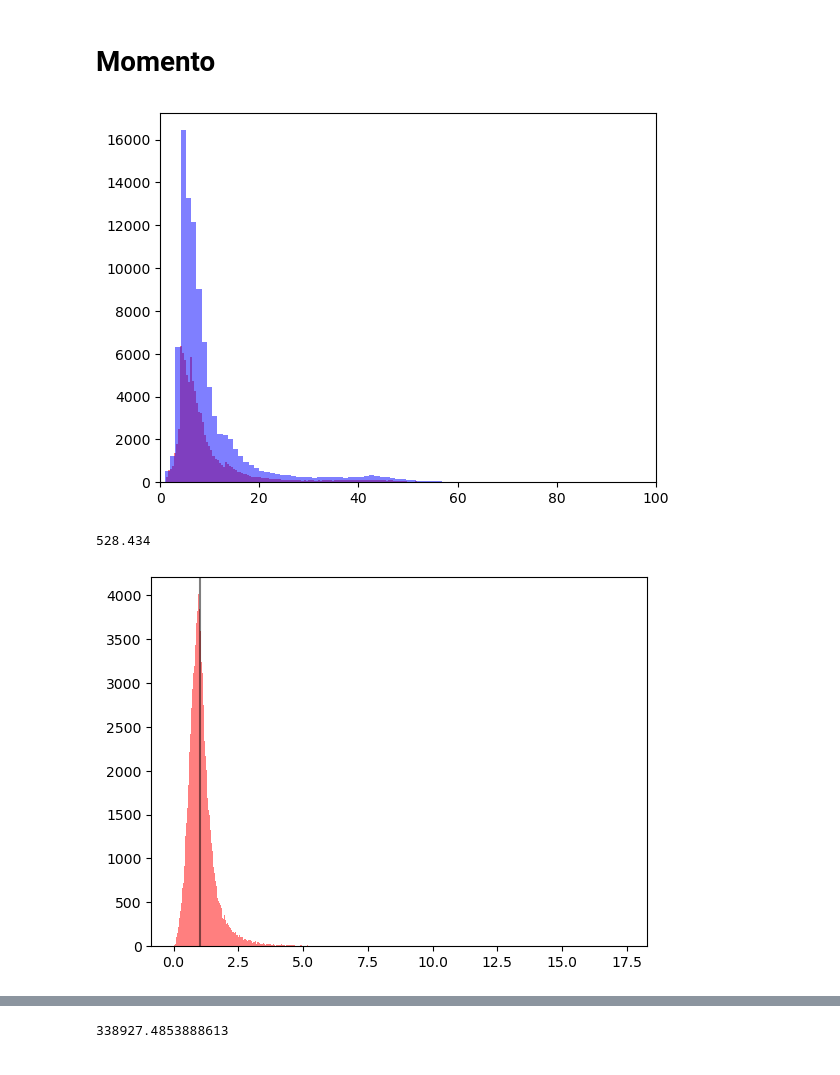
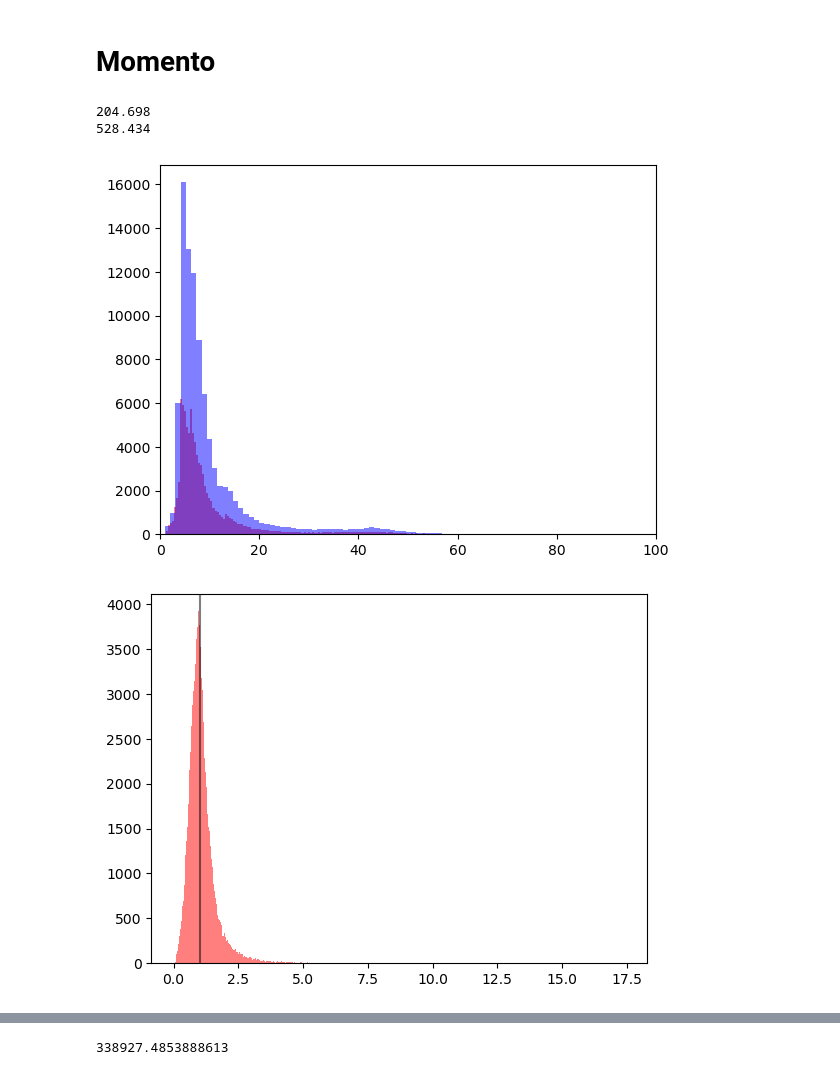
Before and after one commit to ProgramasParaFisicaDeParticulas/blindsampleanalysiswithcsv9-Art-999, a Jupyter notebook: Sample_desconocida.ipynb, the cells around one changed output, grey strips where cells are left out. Cells and saved outputs as stored; diff of their text form; code cells hidden in the pictures.

```diff
--- a/Sample_desconocida.ipynb
+++ b/Sample_desconocida.ipynb
@@ -78,0 +88,4 @@ plt.show()
+# %%
+mask_M = df['M'] < 120
+
+corte_MG = df[mask_mu & mask_M].copy()
@@ -78,0 +111,3 @@ plt.show()
+# %%
+mask_eta = (df['eta1'].abs() < 2.3) & (df['eta2'].abs() < 2.3)
+corte_MG_eta = df[mask_mu & mask_M & mask_eta].copy()
@@ -163,24 +328,26 @@ plt.show()
 # %% [markdown]
 # Momento
 # %%
-print(max(corte_G['pt2']))
-print(max(corte_G['pt2']))
+print(max(corte_MG_eta['pt1']))
+print(max(corte_MG_eta['pt2']))
+# %% [output]
+204.698
+528.434
 # %%
-plt.hist(corte_G['pt1'], bins = 500, color='red', alpha = 0.5)
-plt.hist(corte_G['pt2'], bins = 500, color='blue', alpha = 0.5)
+plt.hist(corte_MG_eta['pt1'], bins = 500, color='red', alpha = 0.5)
+plt.hist(corte_MG_eta['pt2'], bins = 500, color='blue', alpha = 0.5)
 plt.xlim(0,100)
 plt.show()
-
+'''
 mask_pt = (df['pt1'] < 100) & (df['pt2'] < 100)
 corte_Gpt = df[mask_pt & mask_mu].copy()
-
-ratio_pt = corte_G['pt1']/corte_G['pt2']
-
+'''
+ratio_pt = corte_MG_eta['pt1']/corte_MG_eta['pt2']
+delta_pt = corte_MG_eta['pt1'] - corte_MG_eta['pt2']
 plt.hist(ratio_pt, bins = 500, color='red', alpha = 0.5)
 plt.axvline(x=1, alpha= 0.5, c='black')
 plt.show()
 # %% [output]
-[figure, old version]
+[figure, new version]
-528.434
-[figure, old version]
+[figure, new version]
 # %%
```
Also changed, not shown: parts of 27 cells of this notebook.
